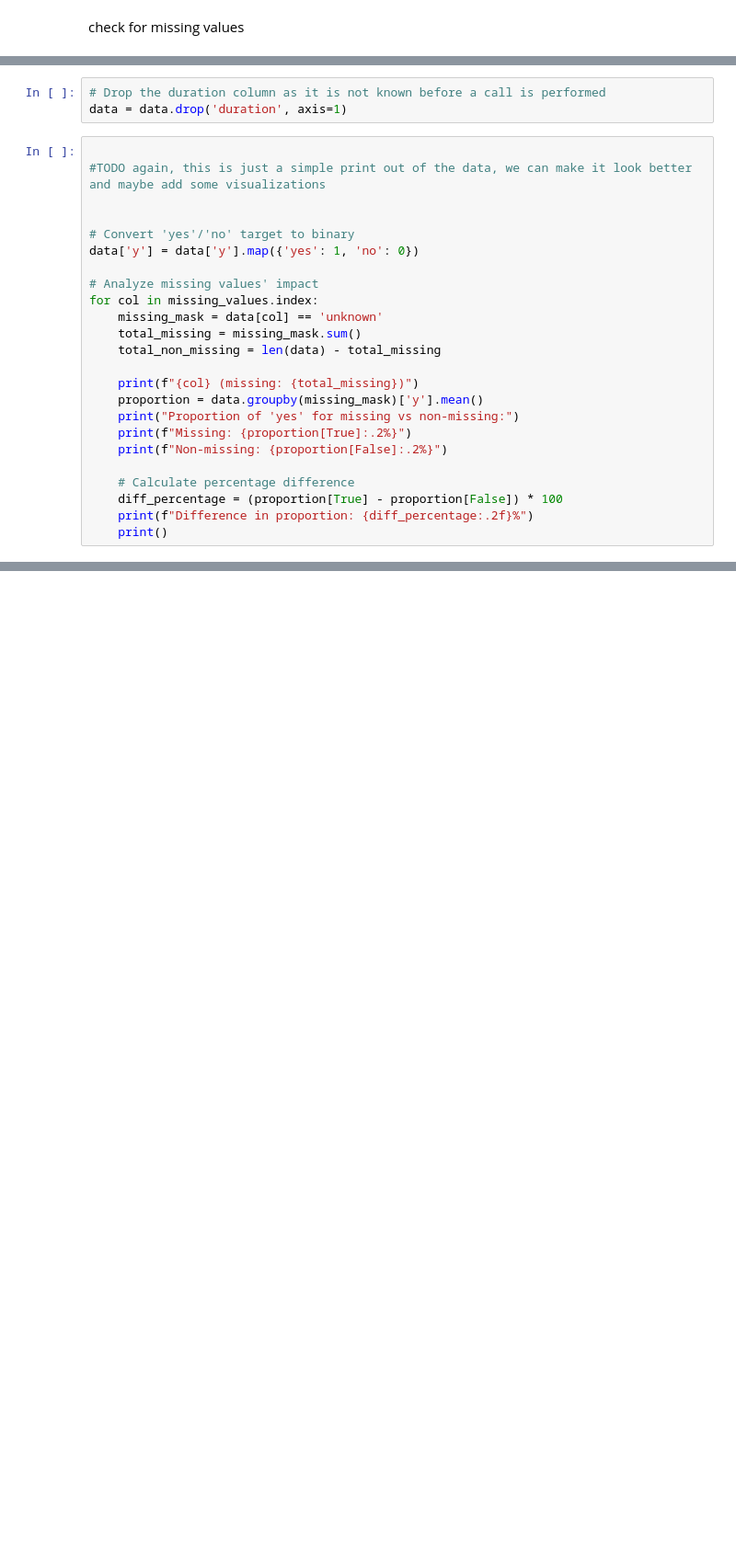
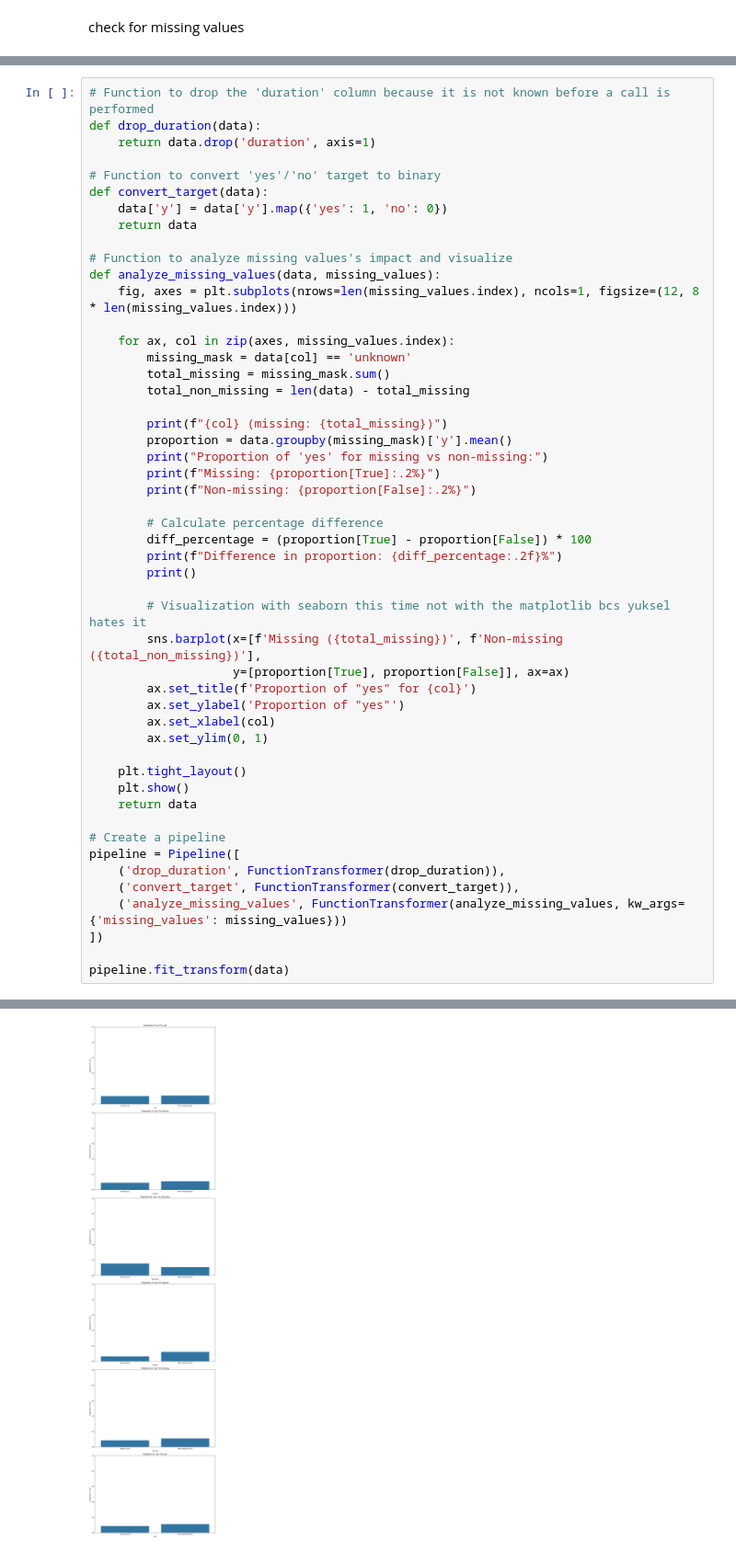
Before and after one commit to yux3ll/TermProject, a Jupyter notebook: ada442TermProject.ipynb, the cells around one changed output, grey strips where cells are left out. Shown at 92% size. Cells and saved outputs as stored; diff of their text form; blank space fills up the shorter version.

Commit message:
BE careFOOL brakingChanges. Piplines added it need to be combine and some graphs and print statments added. Thanks for the cooperation.

```diff
--- a/ada442TermProject.ipynb
+++ b/ada442TermProject.ipynb
@@ -82,48 +102,72 @@ housing       2.549162
 loan          2.549162
 dtype: float64
 [figure]
-# %%
-# Drop the duration column as it is not known before a call is performed
-data = data.drop('duration', axis=1)
 # %%
+# Function to drop the 'duration' column because it is not known before a call is performed
+def drop_duration(data):
+    return data.drop('duration', axis=1)
 
-#TODO again, this is just a simple print out of the data, we can make it look better and maybe add some visualizations
+# Function to convert 'yes'/'no' target to binary
+def convert_target(data):
+    data['y'] = data['y'].map({'yes': 1, 'no': 0})
+    return data
 
+# Function to analyze missing values's impact and visualize
+def analyze_missing_values(data, missing_values):
+    fig, axes = plt.subplots(nrows=len(missing_values.index), ncols=1, figsize=(12, 8 * len(missing_values.index)))
 
-# Convert 'yes'/'no' target to binary
-data['y'] = data['y'].map({'yes': 1, 'no': 0})
+    for ax, col in zip(axes, missing_values.index):
+        missing_mask = data[col] == 'unknown'
+        total_missing = missing_mask.sum()
+        total_non_missing = len(data) - total_missing
 
-# Analyze missing values' impact
-for col in missing_values.index:
-    missing_mask = data[col] == 'unknown'
-    total_missing = missing_mask.sum()
-    total_non_missing = len(data) - total_missing
+        print(f"{col} (missing: {total_missing})")
+        proportion = data.groupby(missing_mask)['y'].mean()
+        print("Proportion of 'yes' for missing vs non-missing:")
+        print(f"Missing: {proportion[True]:.2%}")
+        print(f"Non-missing: {proportion[False]:.2%}")
 
-    print(f"{col} (missing: {total_missing})")
-    proportion = data.groupby(missing_mask)['y'].mean()
-    print("Proportion of 'yes' for missing vs non-missing:")
-    print(f"Missing: {proportion[True]:.2%}")
-    print(f"Non-missing: {proportion[False]:.2%}")
+        # Calculate percentage difference
+        diff_percentage = (proportion[True] - proportion[False]) * 100
+        print(f"Difference in proportion: {diff_percentage:.2f}%")
+        print()
 
-    # Calculate percentage difference
-    diff_percentage = (proportion[True] - proportion[False]) * 100
-    print(f"Difference in proportion: {diff_percentage:.2f}%")
-    print()
+        # Visualization with seaborn this time not with the matplotlib bcs yuksel hates it
+        sns.barplot(x=[f'Missing ({total_missing})', f'Non-missing ({total_non_missing})'],
+                    y=[proportion[True], proportion[False]], ax=ax)
+        ax.set_title(f'Proportion of "yes" for {col}')
+        ax.set_ylabel('Proportion of "yes"')
+        ax.set_xlabel(col)
+        ax.set_ylim(0, 1)
+
+    plt.tight_layout()
+    plt.show()
+    return data
+
+# Create a pipeline
+pipeline = Pipeline([
+    ('drop_duration', FunctionTransformer(drop_duration)),
+    ('convert_target', FunctionTransformer(convert_target)),
+    ('analyze_missing_values', FunctionTransformer(analyze_missing_values, kw_args={'missing_values': missing_values}))
+])
+
+pipeline.fit_transform(data)
 # %% [output]
 job (missing: 39)
 Proportion of 'yes' for missing vs non-missing:
 Missing: 10.26%
 Non-missing: 10.96%
 Difference in proportion: -0.70%
 
 marital (missing: 11)
 Proportion of 'yes' for missing vs non-missing:
 Missing: 9.09%
 Non-missing: 10.95%
 Difference in proportion: -1.86%
 
 ... (19 lines left out)
 Proportion of 'yes' for missing vs non-missing:
 Missing: 8.57%
 Non-missing: 11.01%
 Difference in proportion: -2.44%
+[figure, added]
```
Also changed, not shown: parts of 4 cells of this notebook.
